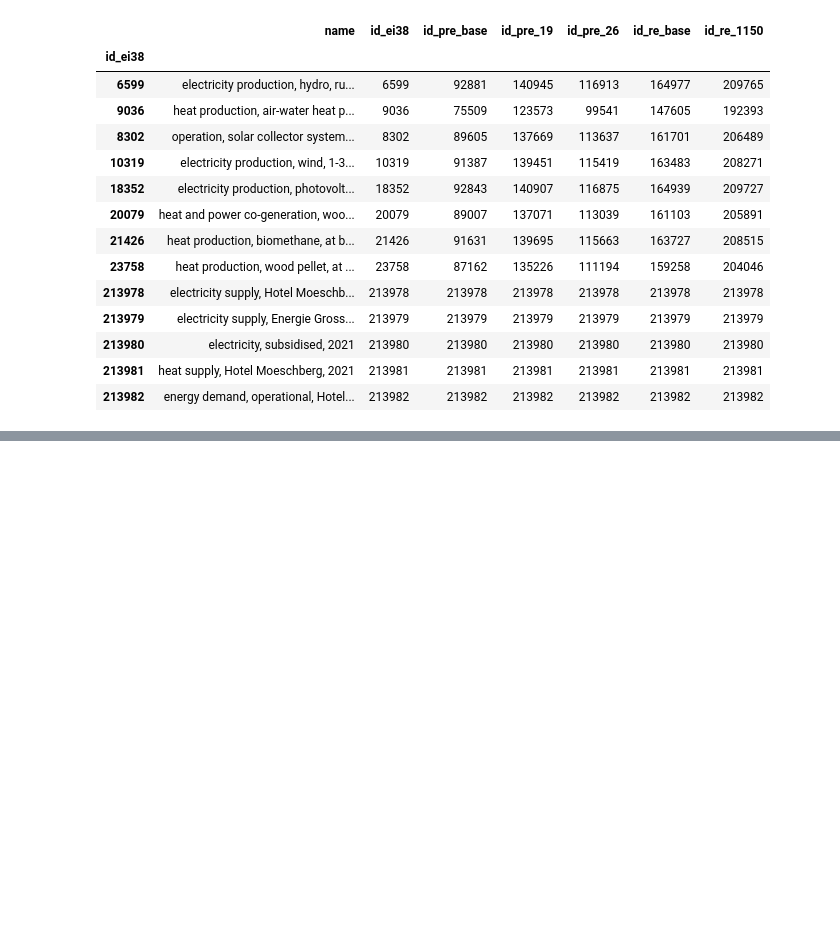
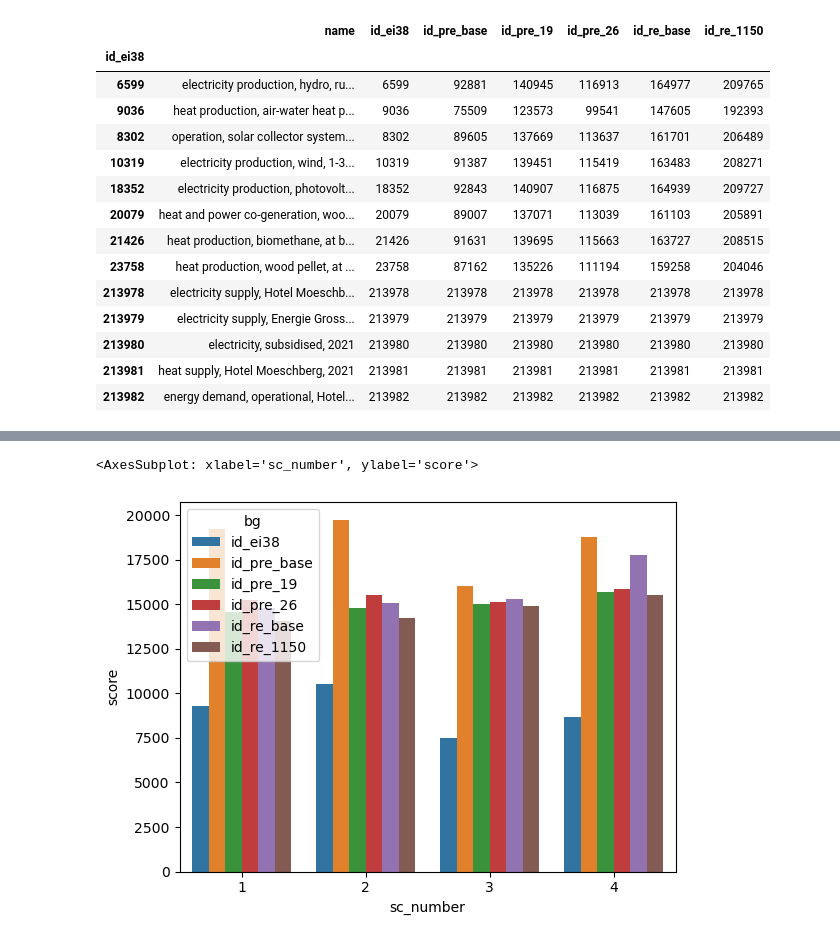
Before and after one commit to tyrael147/moeschpond, a Jupyter notebook: LCA_foreground.ipynb, the cells around one changed output, grey strips where cells are left out. Cells and saved outputs as stored; diff of their text form; code cells hidden in the pictures; blank space fills up the shorter version.

```diff
--- a/LCA_foreground.ipynb
+++ b/LCA_foreground.ipynb
@@ -390,0 +384,5 @@ sns.barplot(data=results_df, x="score", y="bg", hue = "sc_number")
+# %%
+sns.barplot(data=results_df, x="sc_number", y="score", hue = "bg")
+# %% [output]
+<AxesSubplot: xlabel='sc_number', ylabel='score'>
+[figure, added]
```
Also changed, not shown: parts of 7 cells of this notebook, 2 other files.
